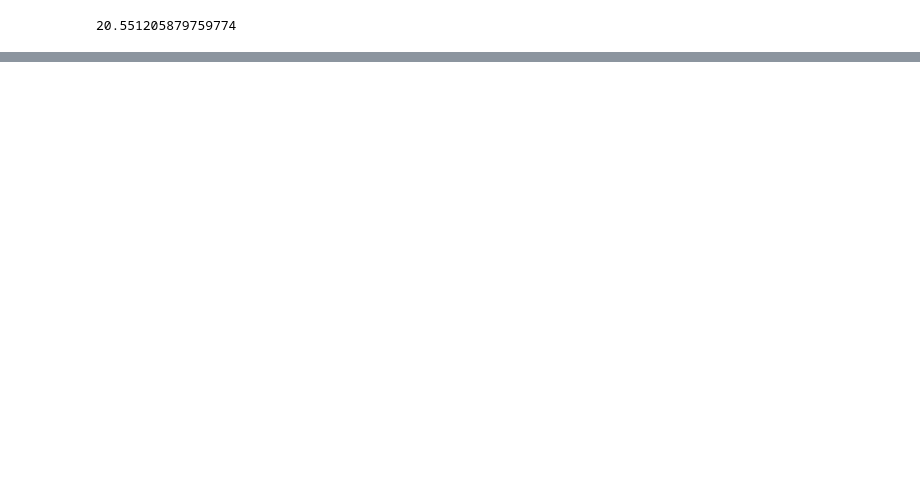
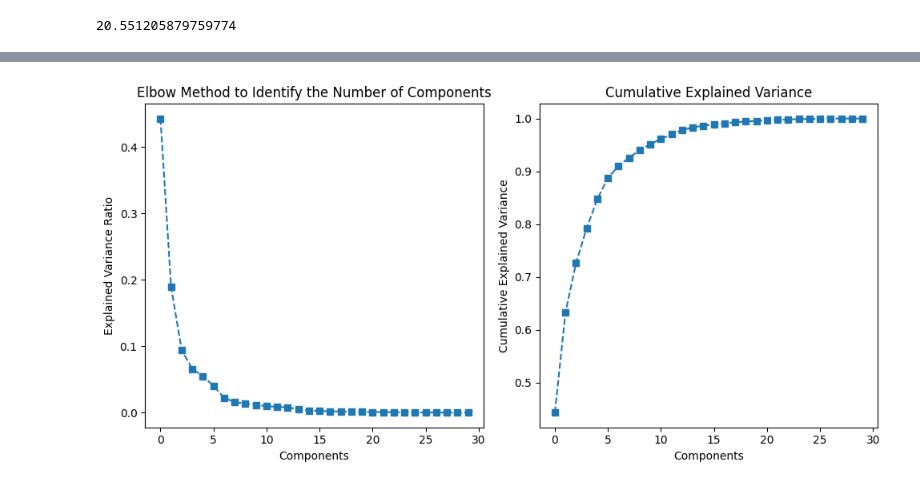
Before and after one commit to dhanush852/intro_to-ml, a Jupyter notebook: Homework_3.ipynb, the cells around one changed output, grey strips where cells are left out. Cells and saved outputs as stored; diff of their text form; code cells hidden in the pictures; blank space fills up the shorter version.

```diff
--- a/Homework_3.ipynb
+++ b/Homework_3.ipynb
@@ -442,0 +502,3 @@ log_loss(y_test, y_pred_prob)
+# %%
+scaler = StandardScaler()
+X_scaled = scaler.fit_transform(X)
@@ -442,0 +535,26 @@ log_loss(y_test, y_pred_prob)
+# %%
+pca = PCA()
+mxpca=pca.fit_transform(X_scaled)
+# %%
+
+
+evr = pca.explained_variance_ratio_
+plt.figure(figsize=(10,5))
+
+plt.subplot(1,2,1)
+plt.plot(evr, 's--')
+plt.xlabel('Components')
+plt.ylabel('Explained Variance Ratio')
+plt.title('Elbow Method to Identify the Number of Components')
+
+cuv = np.cumsum(evr)
+plt.subplot(1,2,2)
+plt.plot(cuv, 's--')
+plt.xlabel('Components')
+plt.ylabel('Cumulative Explained Variance')
+plt.title('Cumulative Explained Variance')
+
+plt.tight_layout()  # Ensures proper layout of subplots
+plt.show()
+# %% [output]
+[figure, added]
```
Also changed, not shown: parts of 25 cells of this notebook.
